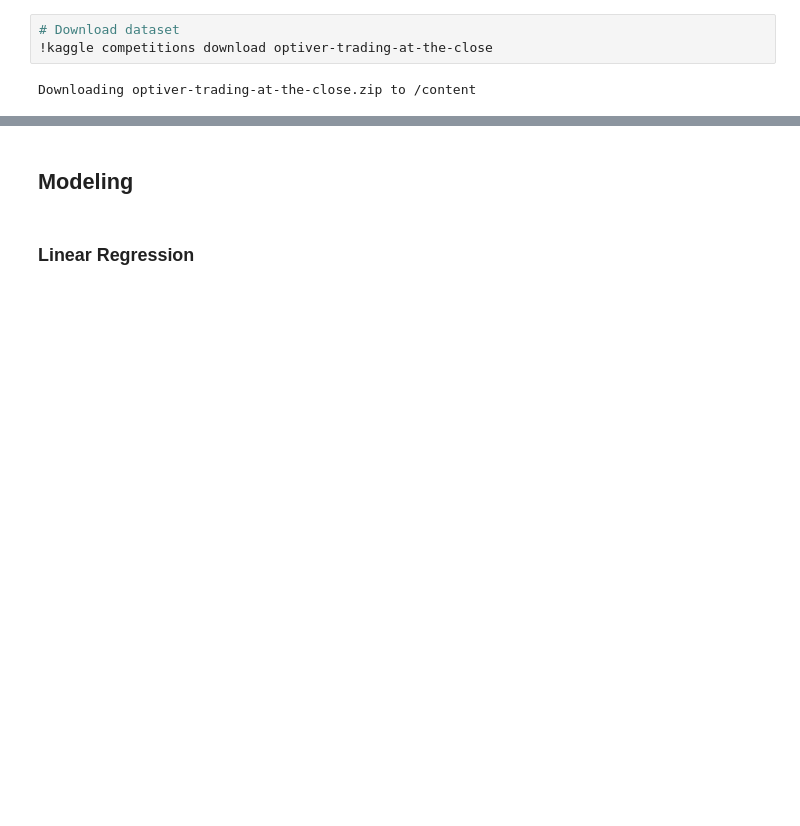
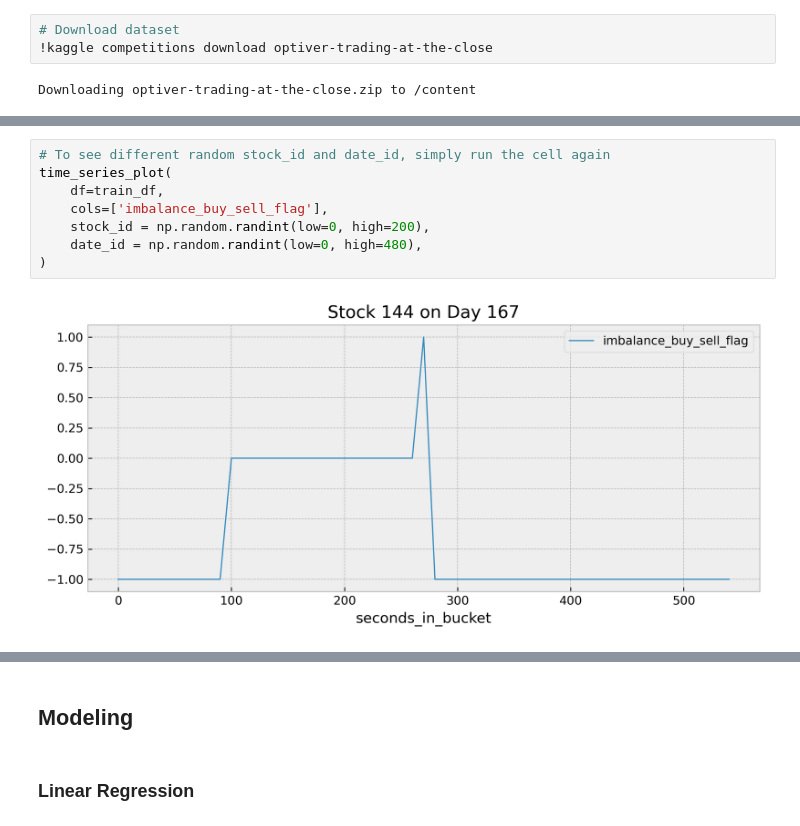
Before and after one commit to BryanDYang/Optiver_Trading, a Jupyter notebook: Optiver_Trading.ipynb, the cells around one changed output, grey strips where cells are left out. Saved outputs shown, nothing was run; the diff lists cells and outputs as text; blank space fills up the shorter version.

```diff
--- a/Optiver_Trading.ipynb
+++ b/Optiver_Trading.ipynb
@@ -140,0 +479,10 @@ df['date_id'].nunique()
+# %%
+# To see different random stock_id and date_id, simply run the cell again
+time_series_plot(
+    df=train_df,
+    cols=['imbalance_buy_sell_flag'],
+    stock_id = np.random.randint(low=0, high=200),
+    date_id = np.random.randint(low=0, high=480),
+)
+# %% [output]
+[figure, added]
```
Also changed, not shown: parts of 103 cells of this notebook.
